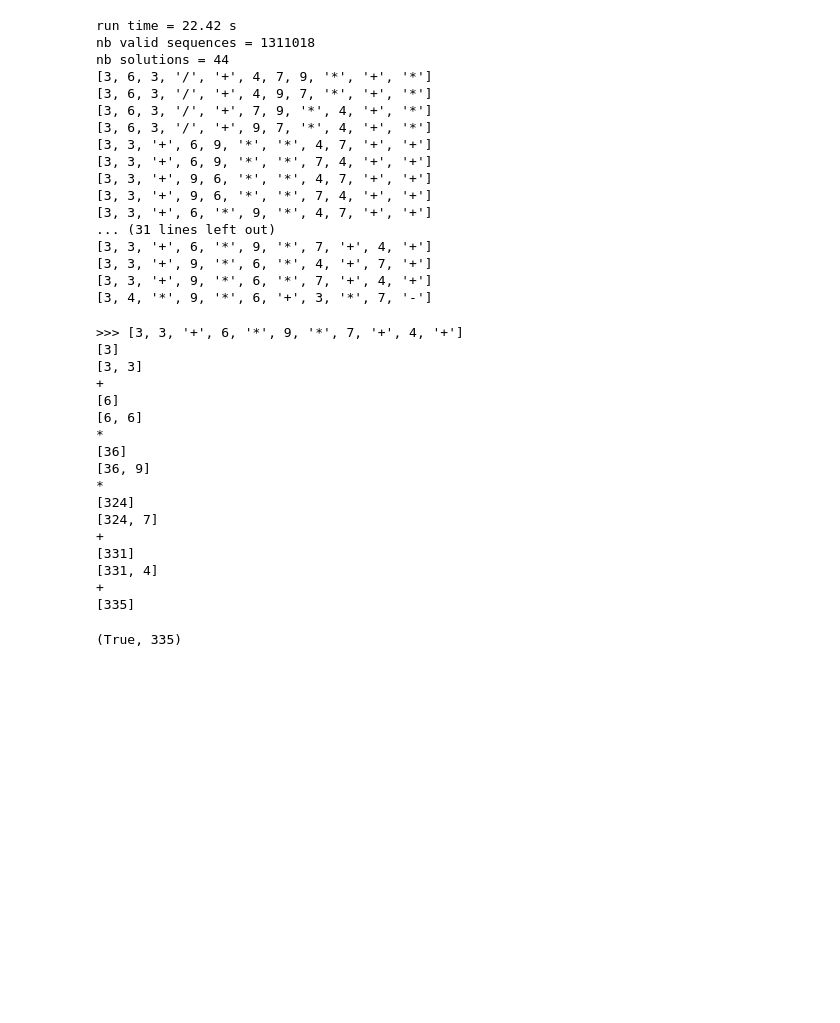
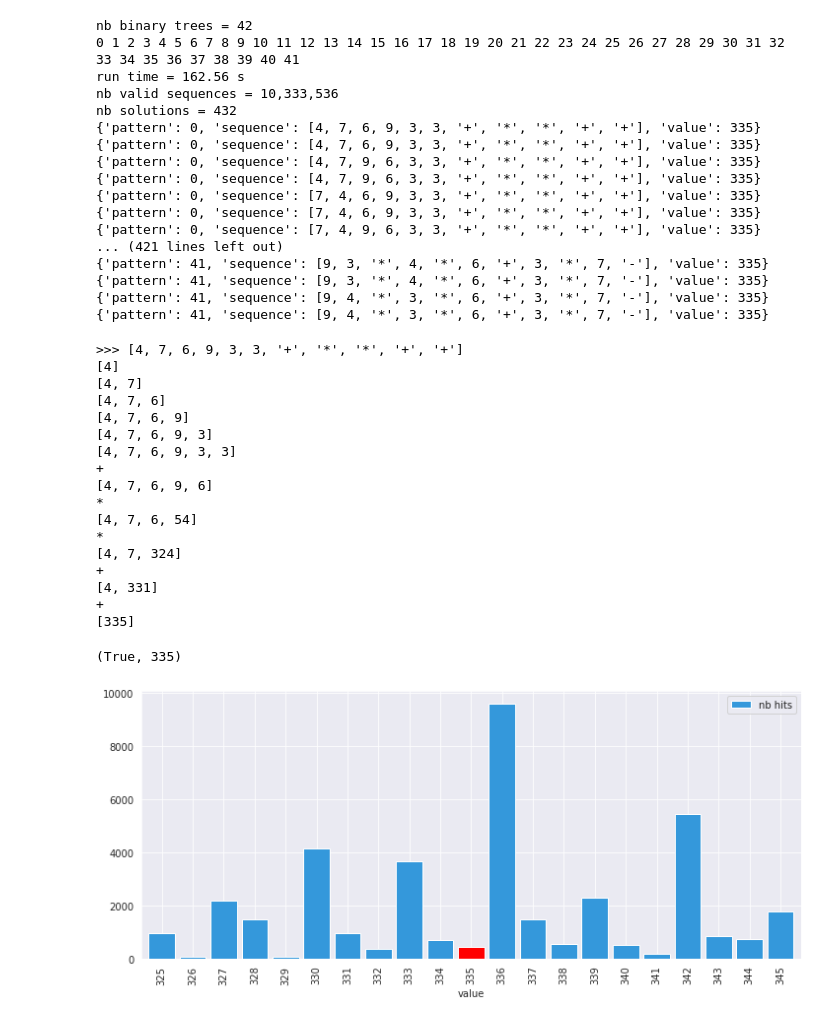
Before and after one commit to oscar6echo/combine-number-game, a Jupyter notebook: game.ipynb, the cells around one changed output. Cells and saved outputs as stored; diff of their text form; code cells hidden in the pictures; blank space fills up the shorter version.

```diff
--- a/game.ipynb
+++ b/game.ipynb
@@ -4,46 +5,58 @@
 # %%
 from combine_number_game import Solver
 # %%
-s = Solver(target=335, numbers=[3, 3, 4, 6, 7, 9], verbose=False)
-s.solve(n_max=100000)
+s = Solver(
+    target=335,
+    numbers=[3, 3, 4, 6, 7, 9],
+    verbose=False
+)
+s.solve(
+    #n_max_per_pattern=int(1e5),
+    n_max_per_pattern=None,
+    stop_at_solution=None
+)
 
 s.show_results()
 # %% [output]
-run time = 22.42 s
-nb valid sequences = 1311018
-nb solutions = 44
-[3, 6, 3, '/', '+', 4, 7, 9, '*', '+', '*']
-[3, 6, 3, '/', '+', 4, 9, 7, '*', '+', '*']
-[3, 6, 3, '/', '+', 7, 9, '*', 4, '+', '*']
-[3, 6, 3, '/', '+', 9, 7, '*', 4, '+', '*']
-[3, 3, '+', 6, 9, '*', '*', 4, 7, '+', '+']
-[3, 3, '+', 6, 9, '*', '*', 7, 4, '+', '+']
-[3, 3, '+', 9, 6, '*', '*', 4, 7, '+', '+']
-[3, 3, '+', 9, 6, '*', '*', 7, 4, '+', '+']
-[3, 3, '+', 6, '*', 9, '*', 4, 7, '+', '+']
-... (31 lines left out)
-[3, 3, '+', 6, '*', 9, '*', 7, '+', 4, '+']
-[3, 3, '+', 9, '*', 6, '*', 4, '+', 7, '+']
-[3, 3, '+', 9, '*', 6, '*', 7, '+', 4, '+']
-[3, 4, '*', 9, '*', 6, '+', 3, '*', 7, '-']
+nb binary trees = 42
+0 1 2 3 4 5 6 7 8 9 10 11 12 13 14 15 16 17 18 19 20 21 22 23 24 25 26 27 28 29 30 31 32 33 34 35 36 37 38 39 40 41
+run time = 162.56 s
+nb valid sequences = 10,333,536
+nb solutions = 432
+{'pattern': 0, 'sequence': [4, 7, 6, 9, 3, 3, '+', '*', '*', '+', '+'], 'value': 335}
+{'pattern': 0, 'sequence': [4, 7, 6, 9, 3, 3, '+', '*', '*', '+', '+'], 'value': 335}
+{'pattern': 0, 'sequence': [4, 7, 9, 6, 3, 3, '+', '*', '*', '+', '+'], 'value': 335}
+{'pattern': 0, 'sequence': [4, 7, 9, 6, 3, 3, '+', '*', '*', '+', '+'], 'value': 335}
+{'pattern': 0, 'sequence': [7, 4, 6, 9, 3, 3, '+', '*', '*', '+', '+'], 'value': 335}
+{'pattern': 0, 'sequence': [7, 4, 6, 9, 3, 3, '+', '*', '*', '+', '+'], 'value': 335}
+{'pattern': 0, 'sequence': [7, 4, 9, 6, 3, 3, '+', '*', '*', '+', '+'], 'value': 335}
+... (421 lines left out)
+{'pattern': 41, 'sequence': [9, 3, '*', 4, '*', 6, '+', 3, '*', 7, '-'], 'value': 335}
+{'pattern': 41, 'sequence': [9, 3, '*', 4, '*', 6, '+', 3, '*', 7, '-'], 'value': 335}
+{'pattern': 41, 'sequence': [9, 4, '*', 3, '*', 6, '+', 3, '*', 7, '-'], 'value': 335}
+{'pattern': 41, 'sequence': [9, 4, '*', 3, '*', 6, '+', 3, '*', 7, '-'], 'value': 335}
 # %%
-s.inspect_solution(40)
+s.inspect_solution(0)
 # %% [output]
->>> [3, 3, '+', 6, '*', 9, '*', 7, '+', 4, '+']
-[3]
-[3, 3]
+>>> [4, 7, 6, 9, 3, 3, '+', '*', '*', '+', '+']
+[4]
+[4, 7]
+[4, 7, 6]
+[4, 7, 6, 9]
+[4, 7, 6, 9, 3]
+[4, 7, 6, 9, 3, 3]
 +
-[6]
-[6, 6]
+[4, 7, 6, 9, 6]
 *
-[36]
-[36, 9]
+[4, 7, 6, 54]
 *
-[324]
-[324, 7]
+[4, 7, 324]
 +
-[331]
-[331, 4]
+[4, 331]
 +
 [335]
 (True, 335)
+# %%
+s.stats_results()
+# %% [output]
+[figure, added]
```
Also changed, not shown: parts of 2 cells of this notebook, 1 other file.
